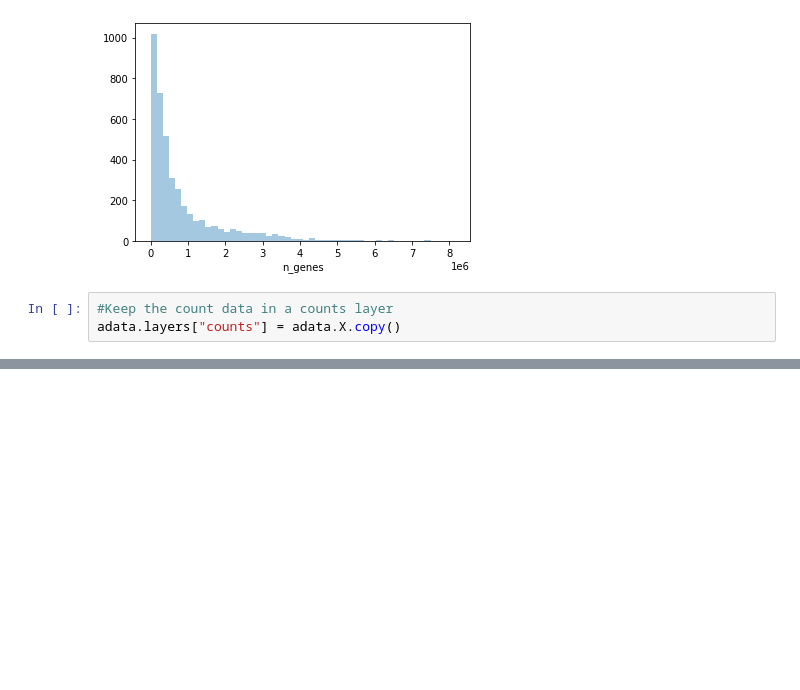
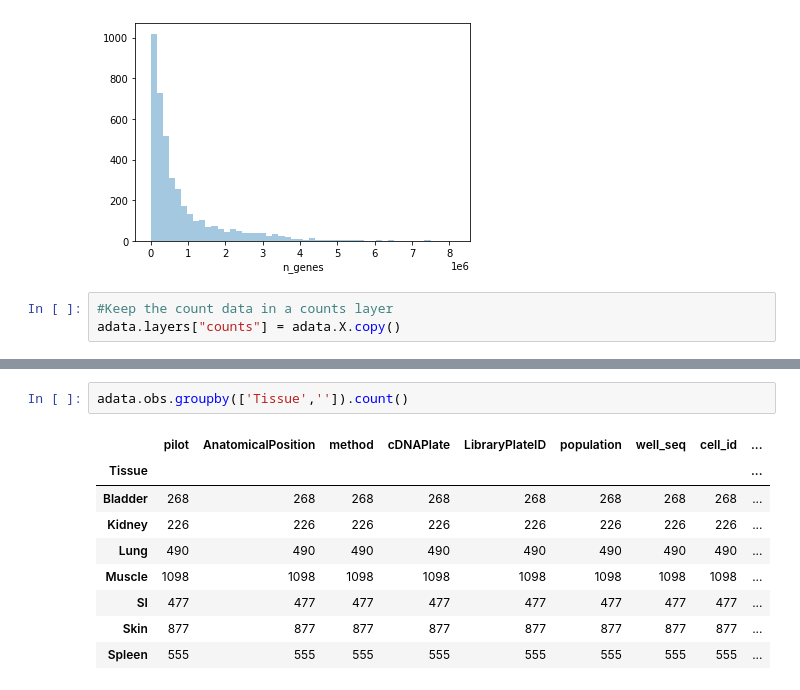
Before and after one commit to czbiohub-sf/tabula-sapiens, a Jupyter notebook: analysis-scripts/pilot2/TSP2-SS2-batch-1.ipynb, the cells around one changed output, grey strips where cells are left out. Drawn from its saved outputs; the diff is of its cells as text; blank space fills up the shorter version.

```diff
--- a/analysis-scripts/pilot2/TSP2-SS2-batch-1.ipynb
+++ b/analysis-scripts/pilot2/TSP2-SS2-batch-1.ipynb
@@ -237,0 +388,12 @@ adata
+# %%
+adata.obs.groupby(['Tissue','']).count()
+# %% [output]
+|  | pilot | AnatomicalPosition | method | cDNAPlate | LibraryPlateID | population | well_seq | cell_id | ... |
+| Tissue |  |  |  |  |  |  |  |  | ... |
+| Bladder | 268 | 268 | 268 | 268 | 268 | 268 | 268 | 268 | ... |
+| Kidney | 226 | 226 | 226 | 226 | 226 | 226 | 226 | 226 | ... |
+| Lung | 490 | 490 | 490 | 490 | 490 | 490 | 490 | 490 | ... |
+| Muscle | 1098 | 1098 | 1098 | 1098 | 1098 | 1098 | 1098 | 1098 | ... |
+| SI | 477 | 477 | 477 | 477 | 477 | 477 | 477 | 477 | ... |
+| Skin | 877 | 877 | 877 | 877 | 877 | 877 | 877 | 877 | ... |
+| Spleen | 555 | 555 | 555 | 555 | 555 | 555 | 555 | 555 | ... |
```
Also changed, not shown: parts of 16 cells of this notebook, 2 other files.
